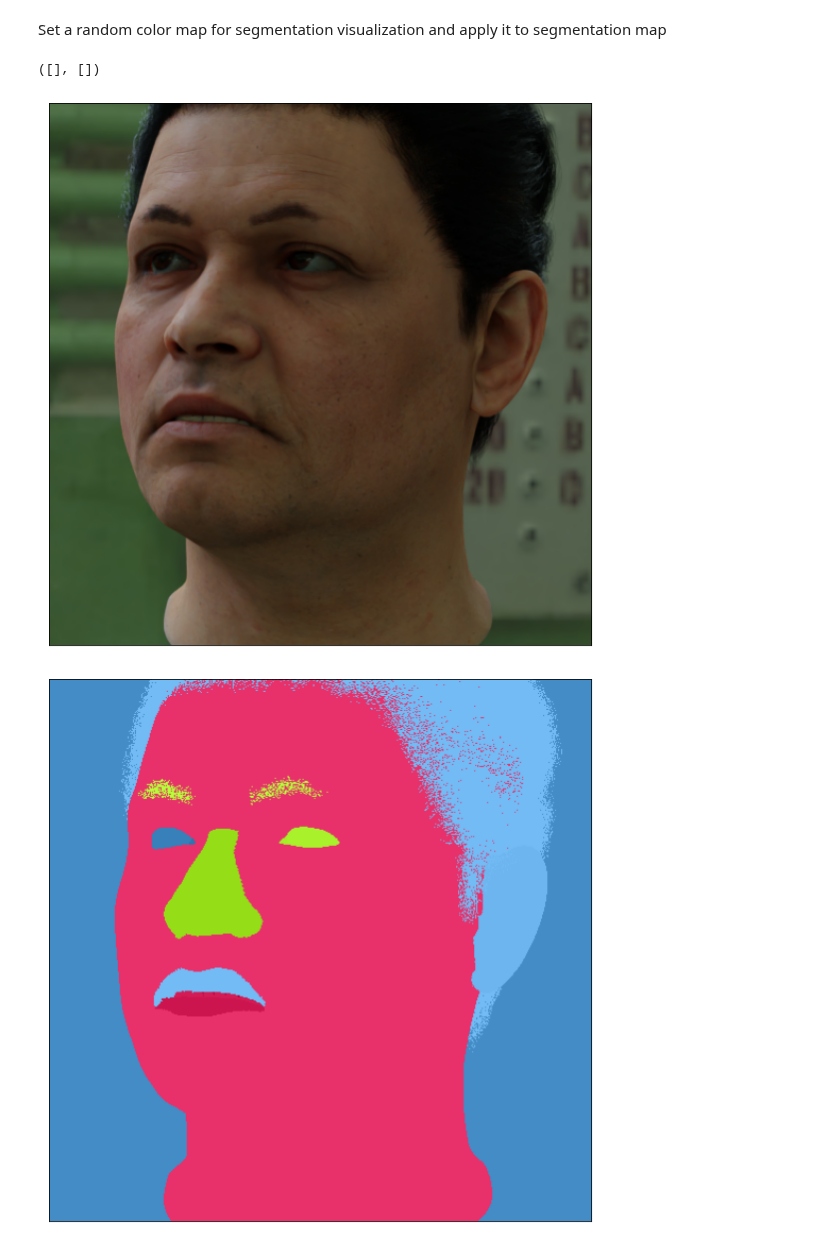
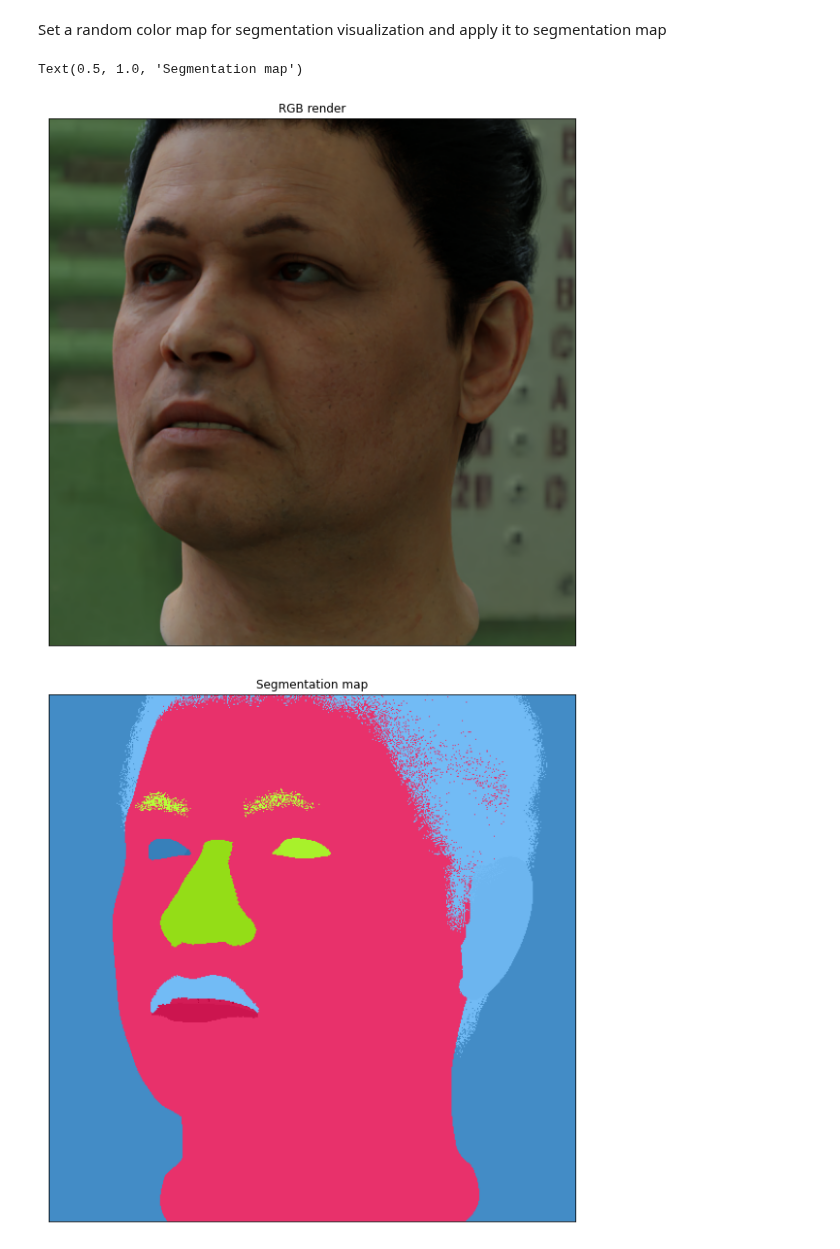
Before and after one commit to DatagenTech/dgutils, a Jupyter notebook: segmentation.ipynb, the cells around one changed output. Drawn from its saved outputs; the diff is of its cells as text; code cells hidden in the pictures.

```diff
--- a/segmentation.ipynb
+++ b/segmentation.ipynb
@@ -52,15 +55,13 @@ def segmap_to_color(segmap):
     segmap = (np.sin(segmap * 255/20) * 127 + 128).astype('uint8')
     segmap += segmap_colormap
     return segmap
-# %%
-plt.figure(figsize=(10, 10))
-plt.imshow(dp.rgb_img)
-plt.xticks([]); plt.yticks([])
-
-plt.figure(figsize=(10, 10))
-plt.imshow(segmap_to_color(dp.semantic_seg_map))
-plt.xticks([]); plt.yticks([])
-# %% [output]
-([], [])
-[figure, removed]
-[figure, removed]
+# %%
+imshow(dp.rgb_img)
+plt.title('RGB render')
+
+imshow(segmap_to_color(dp.semantic_seg_map))
+plt.title('Segmentation map')
+# %% [output]
+Text(0.5, 1.0, 'Segmentation map')
+[figure, added]
+[figure, added]
```
Also changed, not shown: parts of 5 cells of this notebook, 2 other files.
